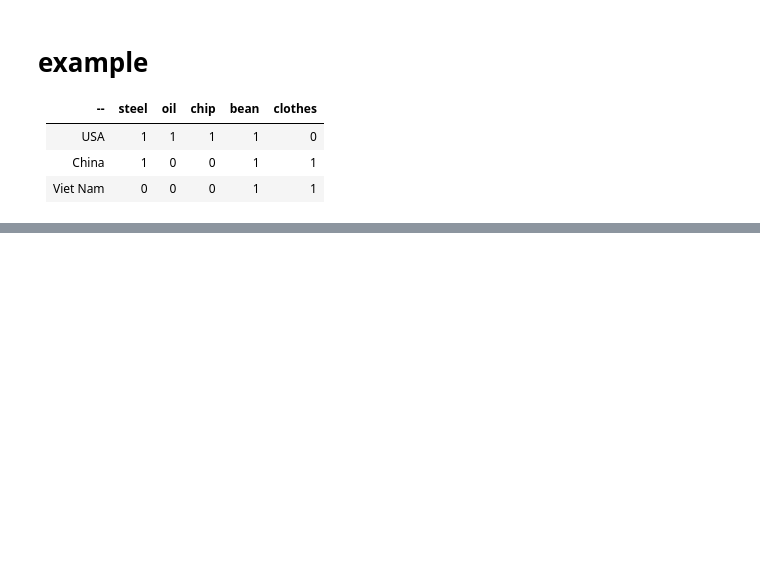
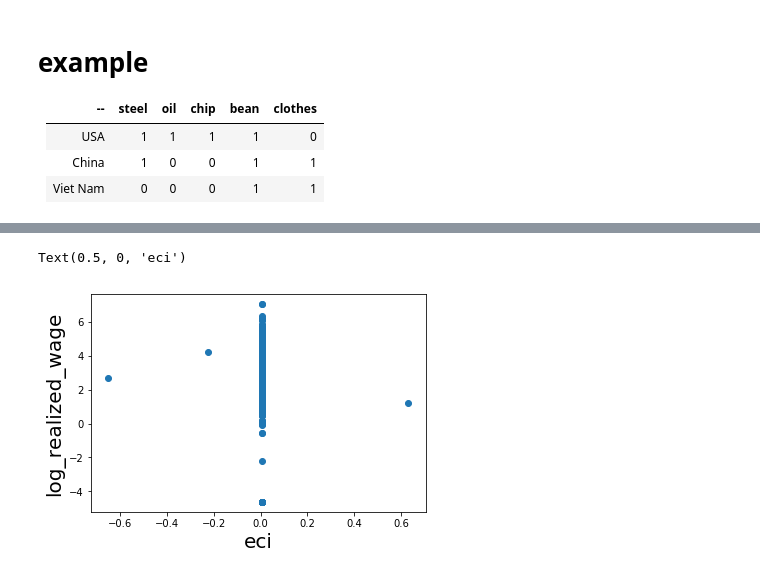
Before and after one commit to hashc/Skills, a Jupyter notebook: EconomicComplexity.ipynb, the cells around one changed output, grey strips where cells are left out. Cells and saved outputs as stored; diff of their text form; code cells hidden in the pictures; blank space fills up the shorter version.

```diff
--- a/EconomicComplexity.ipynb
+++ b/EconomicComplexity.ipynb
@@ -74,0 +194,11 @@ matrix([[ 0.18527832],
+# %%
+eci,pci = Get_eci_pci_sparse(np.matrix(c))
+# %%
+import seaborn as sns
+import matplotlib.pyplot as plt
+plt.scatter(eci.tolist(),rqw)
+plt.ylabel("log_realized_wage",fontsize=20)
+plt.xlabel("eci",fontsize=20)
+# %% [output]
+Text(0.5, 0, 'eci')
+[figure, added]
```
Also changed, not shown: parts of 17 cells of this notebook, 1 other file.
